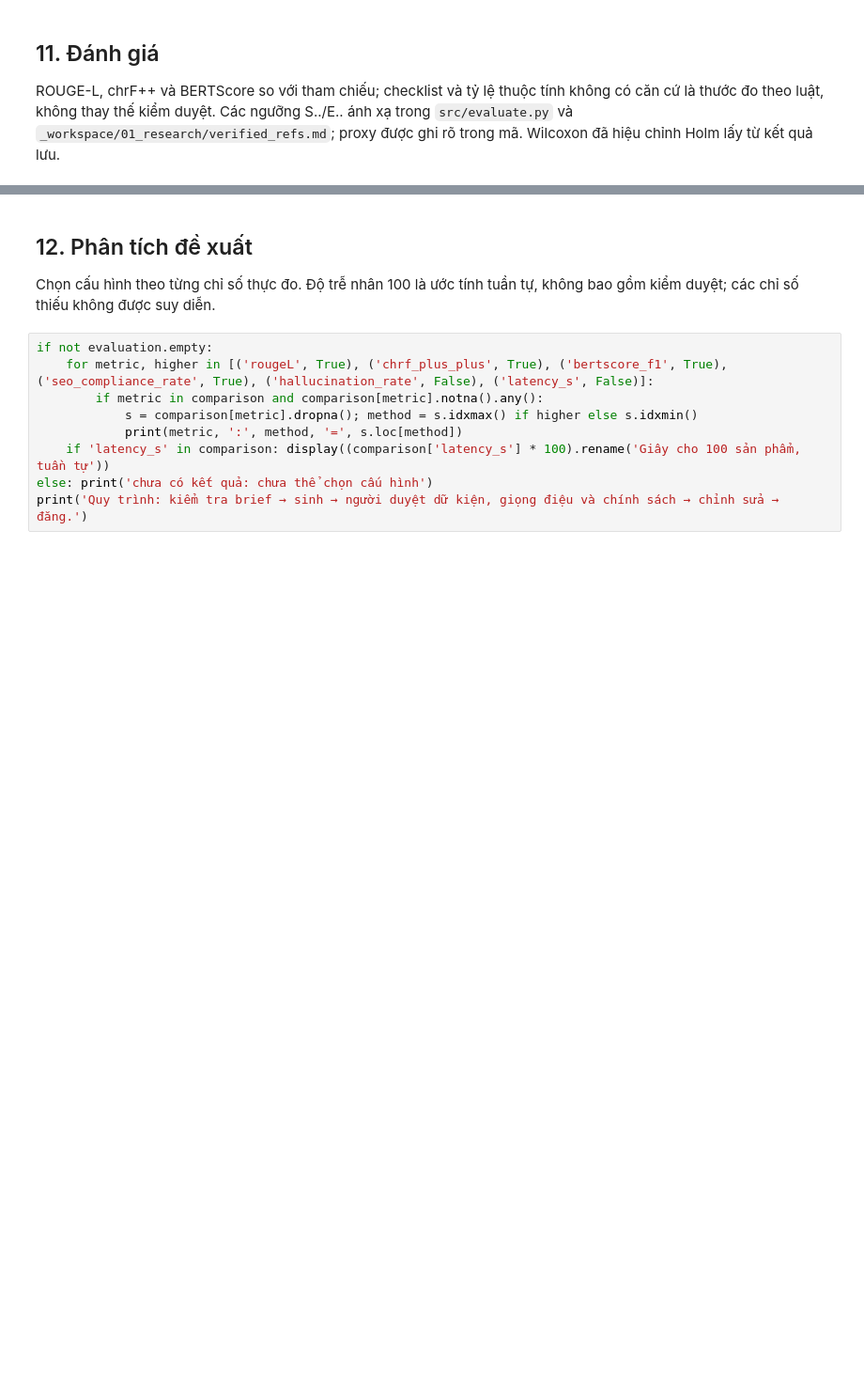
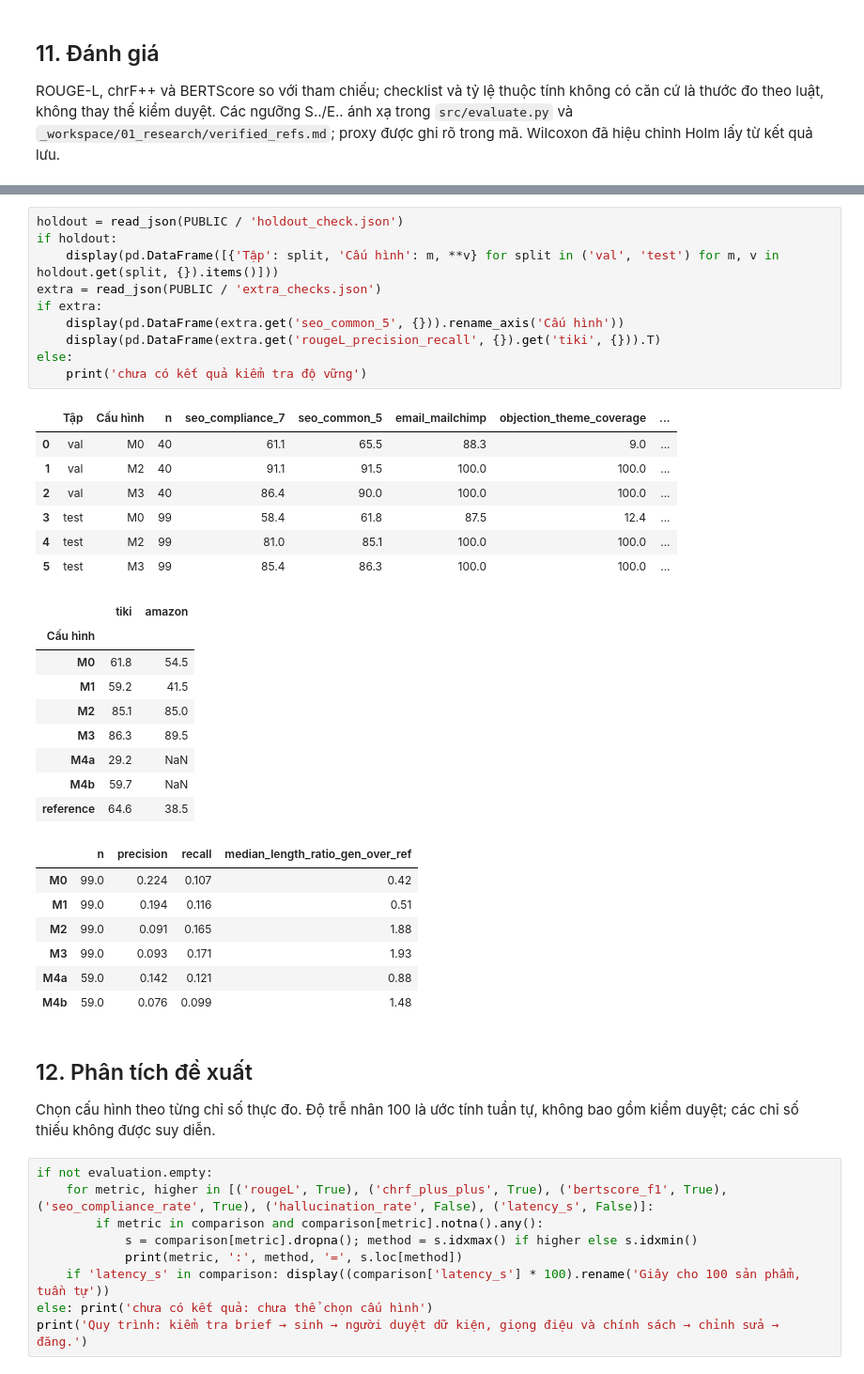
Before and after one commit to minhnguyen66690-source/genai-marketing-thoi-trang-nu, a Jupyter notebook: notebook/GenAI_Marketing_ThoiTrangNu_executed.ipynb, the cells around one changed output, grey strips where cells are left out. Shown at 94% size. Saved outputs shown, nothing was run; the diff lists cells and outputs as text; blank space fills up the shorter version.

```diff
--- a/notebook/GenAI_Marketing_ThoiTrangNu_executed.ipynb
+++ b/notebook/GenAI_Marketing_ThoiTrangNu_executed.ipynb
@@ -449,3 +514,37 @@ chưa có kết quả: Wilcoxon
+# %%
+holdout = read_json(PUBLIC / 'holdout_check.json')
+if holdout:
+    display(pd.DataFrame([{'Tập': split, 'Cấu hình': m, **v} for split in ('val', 'test') for m, v in holdout.get(split, {}).items()]))
+extra = read_json(PUBLIC / 'extra_checks.json')
+if extra:
+    display(pd.DataFrame(extra.get('seo_common_5', {})).rename_axis('Cấu hình'))
+    display(pd.DataFrame(extra.get('rougeL_precision_recall', {}).get('tiki', {})).T)
+else:
+    print('chưa có kết quả kiểm tra độ vững')
+# %% [output]
+|  | Tập | Cấu hình | n | seo_compliance_7 | seo_common_5 | email_mailchimp | objection_theme_coverage | ... |
+| 0 | val | M0 | 40 | 61.1 | 65.5 | 88.3 | 9.0 | ... |
+| 1 | val | M2 | 40 | 91.1 | 91.5 | 100.0 | 100.0 | ... |
+| 2 | val | M3 | 40 | 86.4 | 90.0 | 100.0 | 100.0 | ... |
+| 3 | test | M0 | 99 | 58.4 | 61.8 | 87.5 | 12.4 | ... |
+| 4 | test | M2 | 99 | 81.0 | 85.1 | 100.0 | 100.0 | ... |
+| 5 | test | M3 | 99 | 85.4 | 86.3 | 100.0 | 100.0 | ... |
+|  | tiki | amazon |
+| Cấu hình |  |  |
+| M0 | 61.8 | 54.5 |
+| M1 | 59.2 | 41.5 |
+| M2 | 85.1 | 85.0 |
+| M3 | 86.3 | 89.5 |
+| M4a | 29.2 | NaN |
+| M4b | 59.7 | NaN |
+| reference | 64.6 | 38.5 |
+|  | n | precision | recall | median_length_ratio_gen_over_ref |
+| M0 | 99.0 | 0.224 | 0.107 | 0.42 |
+| M1 | 99.0 | 0.194 | 0.116 | 0.51 |
+| M2 | 99.0 | 0.091 | 0.165 | 1.88 |
+| M3 | 99.0 | 0.093 | 0.171 | 1.93 |
+| M4a | 59.0 | 0.142 | 0.121 | 0.88 |
+| M4b | 59.0 | 0.076 | 0.099 | 1.48 |
 # %% [markdown]
 ## 12. Phân tích đề xuất
 Chọn cấu hình theo từng chỉ số thực đo. Độ trễ nhân 100 là ước tính tuần tự, không bao gồm kiểm duyệt; các chỉ số thiếu không được suy diễn.
```
Also changed, not shown: parts of 17 cells of this notebook, 2 other files.
